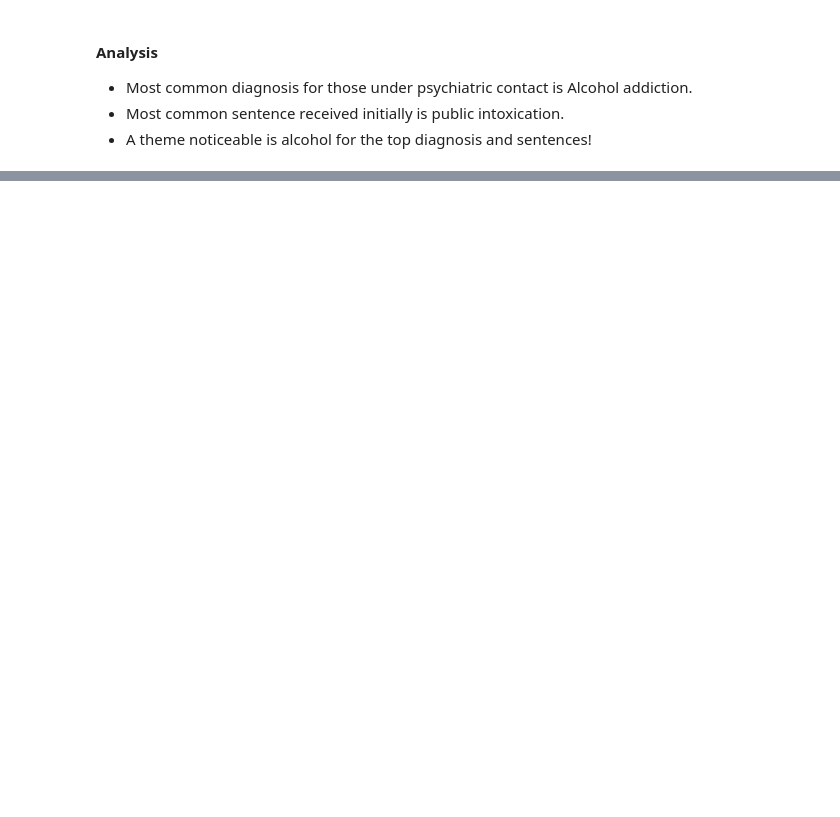
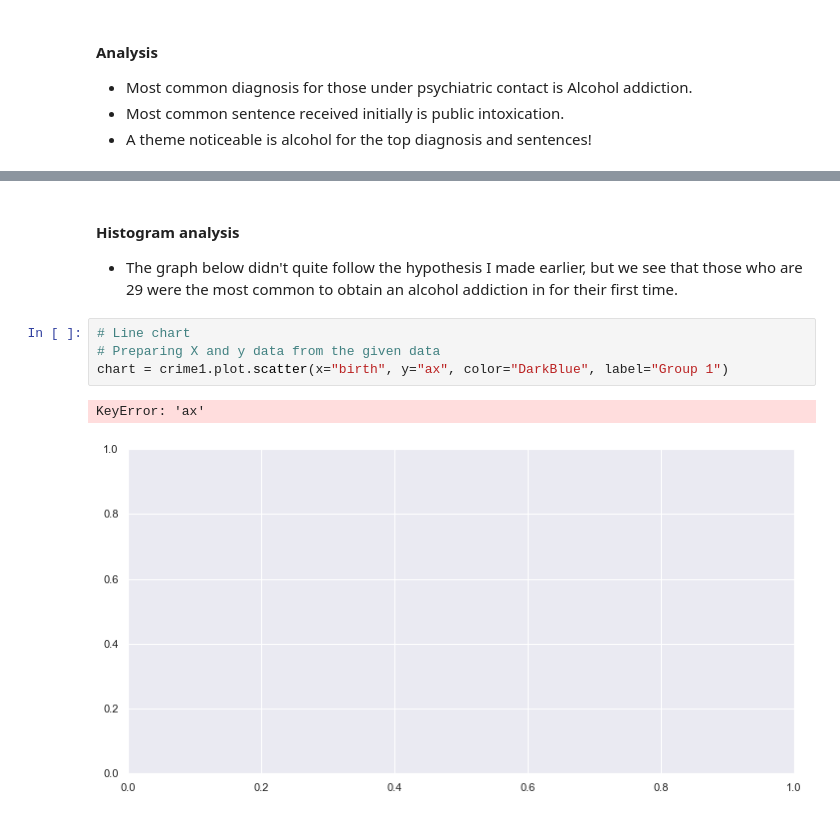
Before and after one commit to data301-2021-winter1/project-group27-project, a Jupyter notebook: notebooks/anaylsis2.ipynb, the cells around one changed output, grey strips where cells are left out. Drawn from its saved outputs; the diff is of its cells as text; blank space fills up the shorter version.

Commit message:
Finished analysis partially.

```diff
--- a/notebooks/anaylsis2.ipynb
+++ b/notebooks/anaylsis2.ipynb
@@ -457,0 +573,10 @@ List of top 10 crimes for second sentence: [0, 1, 13, 11, 81, 26, 61, 2, 42, 53]
+# %% [markdown]
+#### Histogram analysis
+ - The graph below didn't quite follow the hypothesis I made earlier, but we see that those who are 29 were the most common to obtain an alcohol addiction in for their first time.
+# %%
+# Line chart
+# Preparing X and y data from the given data
+chart = crime1.plot.scatter(x="birth", y="ax", color="DarkBlue", label="Group 1")
+# %% [output]
+KeyError: 'ax'
+[figure, added]
```
Also changed, not shown: parts of 18 cells of this notebook, 1 other file.
